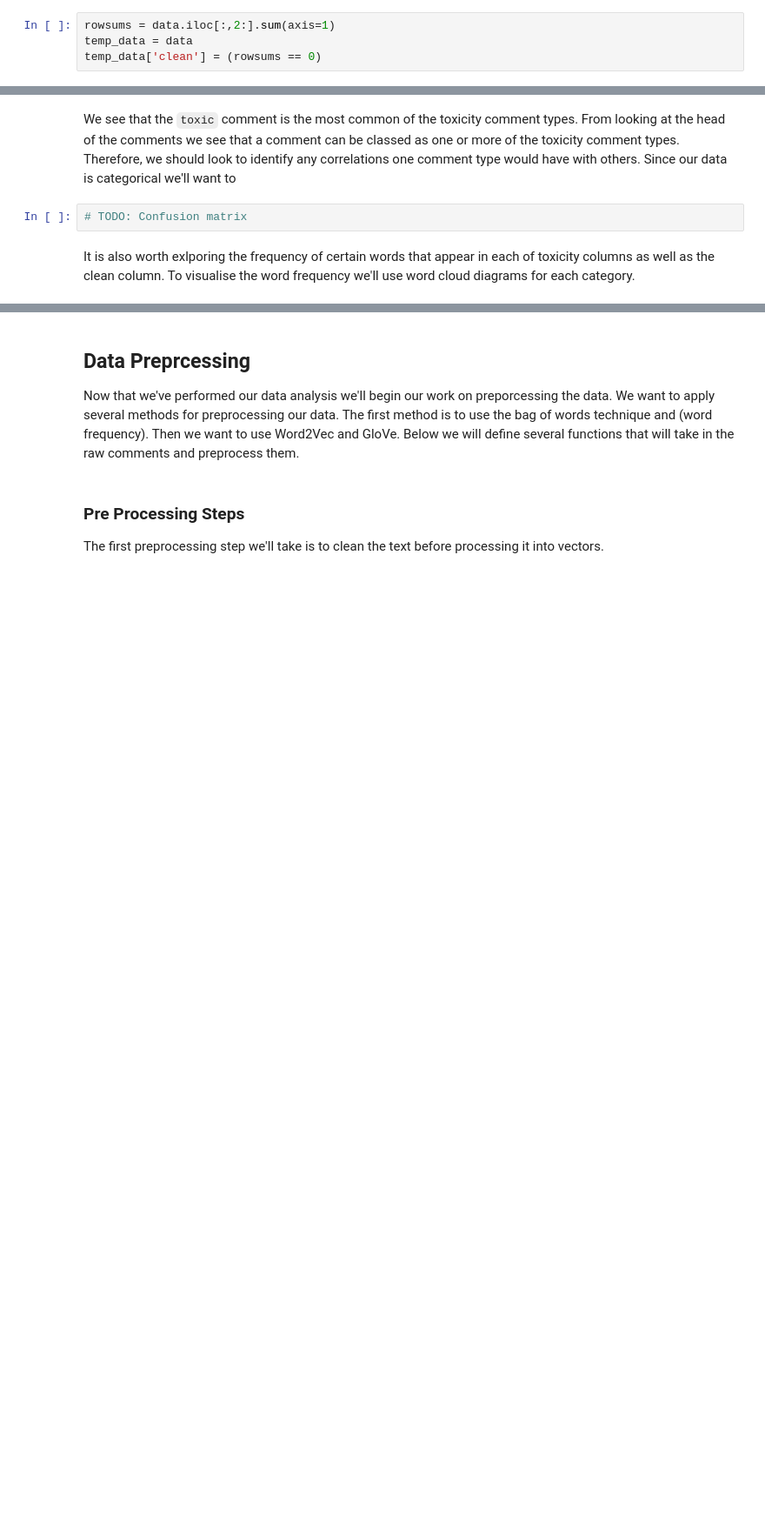
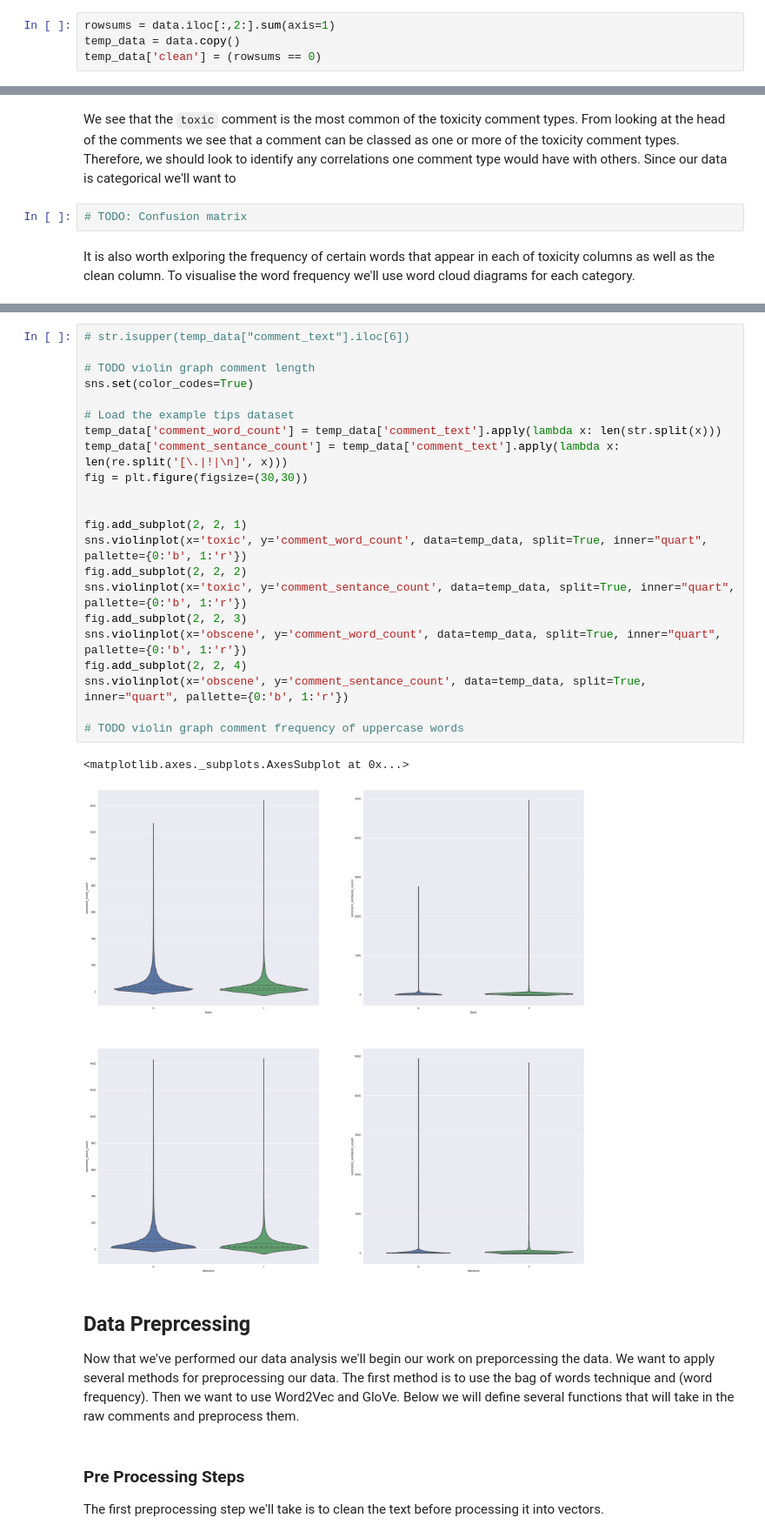
Before and after one commit to stephenoken/Toxic-Comment-Classifier, a Jupyter notebook: toxic_comment_classifier.ipynb, the cells around one changed output, grey strips where cells are left out. Shown at 87% size. Saved outputs shown, nothing was run; the diff lists cells and outputs as text; blank space fills up the shorter version.

```diff
--- a/toxic_comment_classifier.ipynb
+++ b/toxic_comment_classifier.ipynb
@@ -96,7 +114,7 @@ dtype: bool
 ### Identify the distribution of labels
 # %%
 rowsums = data.iloc[:,2:].sum(axis=1)
-temp_data = data
+temp_data = data.copy()
 temp_data['clean'] = (rowsums == 0)
 # %%
 labels = temp_data.columns[2:]
@@ -177,3 +196,28 @@ plt.show()
+# %%
+# str.isupper(temp_data["comment_text"].iloc[6])
+
+# TODO violin graph comment length
+sns.set(color_codes=True)
+
+# Load the example tips dataset
+temp_data['comment_word_count'] = temp_data['comment_text'].apply(lambda x: len(str.split(x)))
+temp_data['comment_sentance_count'] = temp_data['comment_text'].apply(lambda x: len(re.split('[\.|!|\n]', x)))
+fig = plt.figure(figsize=(30,30))
+
+
+fig.add_subplot(2, 2, 1)
+sns.violinplot(x='toxic', y='comment_word_count', data=temp_data, split=True, inner="quart", pallette={0:'b', 1:'r'})
+fig.add_subplot(2, 2, 2)
+sns.violinplot(x='toxic', y='comment_sentance_count', data=temp_data, split=True, inner="quart", pallette={0:'b', 1:'r'})
+fig.add_subplot(2, 2, 3)
+sns.violinplot(x='obscene', y='comment_word_count', data=temp_data, split=True, inner="quart", pallette={0:'b', 1:'r'})
+fig.add_subplot(2, 2, 4)
+sns.violinplot(x='obscene', y='comment_sentance_count', data=temp_data, split=True, inner="quart", pallette={0:'b', 1:'r'})
+
+# TODO violin graph comment frequency of uppercase words
+# %% [output]
+<matplotlib.axes._subplots.AxesSubplot at 0x...>
+[figure, added]
 # %% [markdown]
 ## Data Preprcessing
 Now that we've performed our data analysis we'll begin our work on preporcessing the data. We want to apply several methods for preprocessing our data. The first method is to use the bag of words technique and (word frequency). Then we want to use Word2Vec and GloVe. Below we will define several functions that will take in the raw comments and preprocess them.
```
Also changed, not shown: parts of 16 cells of this notebook.
